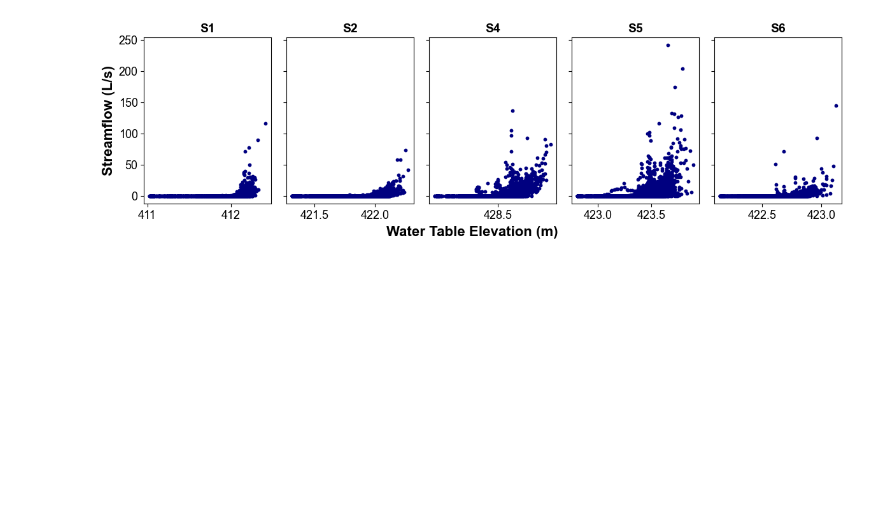
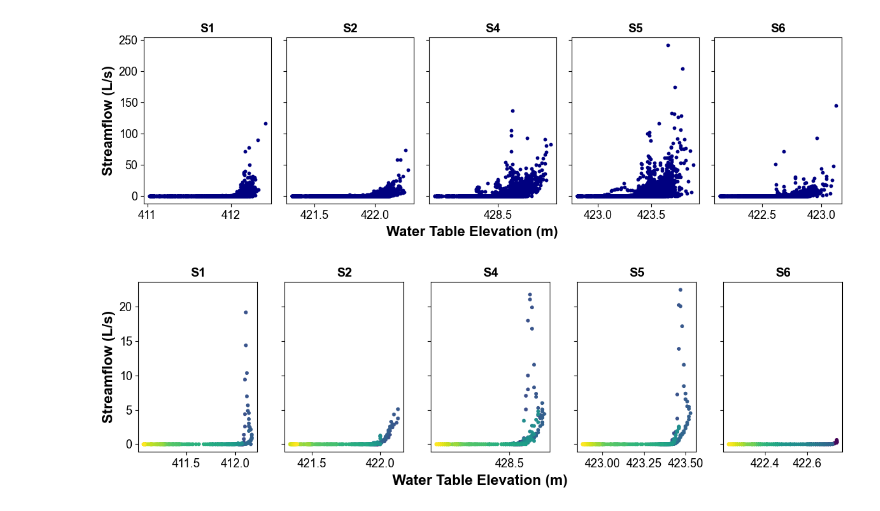
Before and after one commit to gretchenhough/Hough-S26, a Jupyter notebook: GEOS621 HW1/GEOS621_HW1_Fill_Spill_Hysteresis.ipynb, the cells around one changed output. Drawn from its saved outputs; the diff is of its cells as text; code cells hidden in the pictures; blank space fills up the shorter version.

```diff
--- a/GEOS621 HW1/GEOS621_HW1_Fill_Spill_Hysteresis.ipynb
+++ b/GEOS621 HW1/GEOS621_HW1_Fill_Spill_Hysteresis.ipynb
@@ -144,3 +144,42 @@ plt.tight_layout(rect=[0, 0.05, 1, 1.05])
 plt.show()
 # %% [output]
 [figure]
+# %%
+#Now to graph WTE vs Streamflow for 1976 to view hysteresis
+
+from matplotlib.ticker import MultipleLocator
+
+plt.rcParams['font.family'] = 'Arial'
+plt.rcParams['font.size'] = 13
+
+fig,axes=plt.subplots(nrows=1,ncols=5,figsize=(12, 3.5),sharey=True)
+
+mask_1976=comp.index.year==1976
+dates_1976=comp.loc[mask_1976].index
+
+axes[0].scatter(comp.loc[mask_1976,'S1WTE'],comp.loc[mask_1976,'S1SF'],c=dates_num_1976,s=10, cmap='viridis')
+#axes[0].set_xlabel('Water table elevation (m)', fontsize=12, font
+axes[0].set_ylabel('Streamflow (L/s)', fontsize=16, fontweight='bold')
+axes[0].set_title('S1',fontsize=14, fontweight='bold')
+axes[1].scatter(comp.loc[mask_1976,'S2WTE'],comp.loc[mask_1976,'S2SF'],c=dates_num_1976,s=10, cmap='viridis')
+#axes[1].set_xlabel('Water table elevation (m)', fontsize=12, font
+axes[1].set_title('S2',fontsize=14, fontweight='bold')
+axes[2].scatter(comp.loc[mask_1976,'S4WTE'],comp.loc[mask_1976,'S4SF'],c=dates_num_1976,s=10, cmap='viridis')
+axes[2].xaxis.set_major_locator(MultipleLocator(0.5))
+#axes[2].set_xlabel('Water table elevation (m)', fontsize=12, font
+#axes[2].set_ylabel('Streamflow (L/s)', fontsize=12, font
+axes[2].set_title('S4',fontsize=14, fontweight='bold')
+axes[3].scatter(comp.loc[mask_1976,'S5WTE'],comp.loc[mask_1976,'S5SF'],c=dates_num_1976,s=10, cmap='viridis')
+#axes[3].set_xlabel('Water table elevation (m)', fontsize=12, font
+#axes[3].set_ylabel('Streamflow (L/s)', fontsize=12, font
+axes[3].set_title('S5',fontsize=14, fontweight='bold')
+axes[4].scatter(comp.loc[mask_1976,'S6WTE'],comp.loc[mask_1976,'S6SF'],c=dates_num_1976,s=10, cmap='viridis')
+#axes[4].set_xlabel('Water table elevation (m)', fontsize=12, font
+#axes[4].set_ylabel('Streamflow (L/s)', fontsize=12, font
+axes[4].set_title('S6',fontsize=14, fontweight='bold')
+fig.text(0.5, 0.04, 'Water Table Elevation (m)', ha='center', fontsize=16, fontweight='bold')
+#plt.suptitle('Threshold Behavior in Streamflow Response to Water Table Elevation (1976)', fontweight='bold', fontsize=18)
+plt.tight_layout(rect=[0, 0.05, 1, 1.05])
+plt.show()
+# %% [output]
+[figure, added]
```
